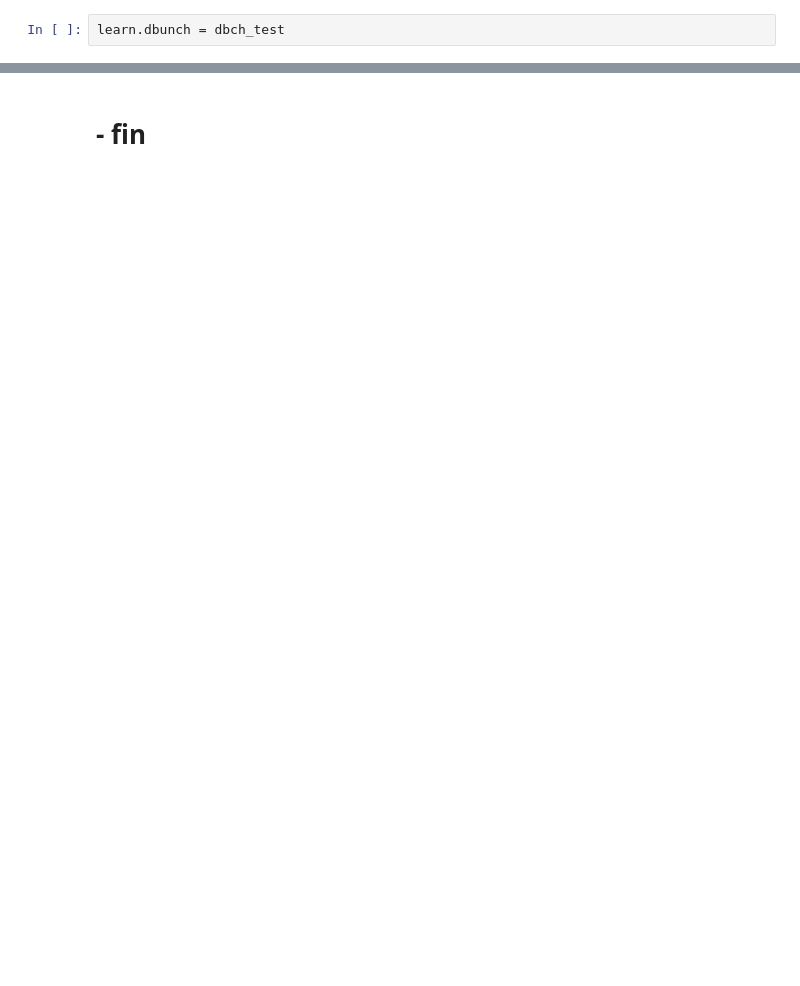
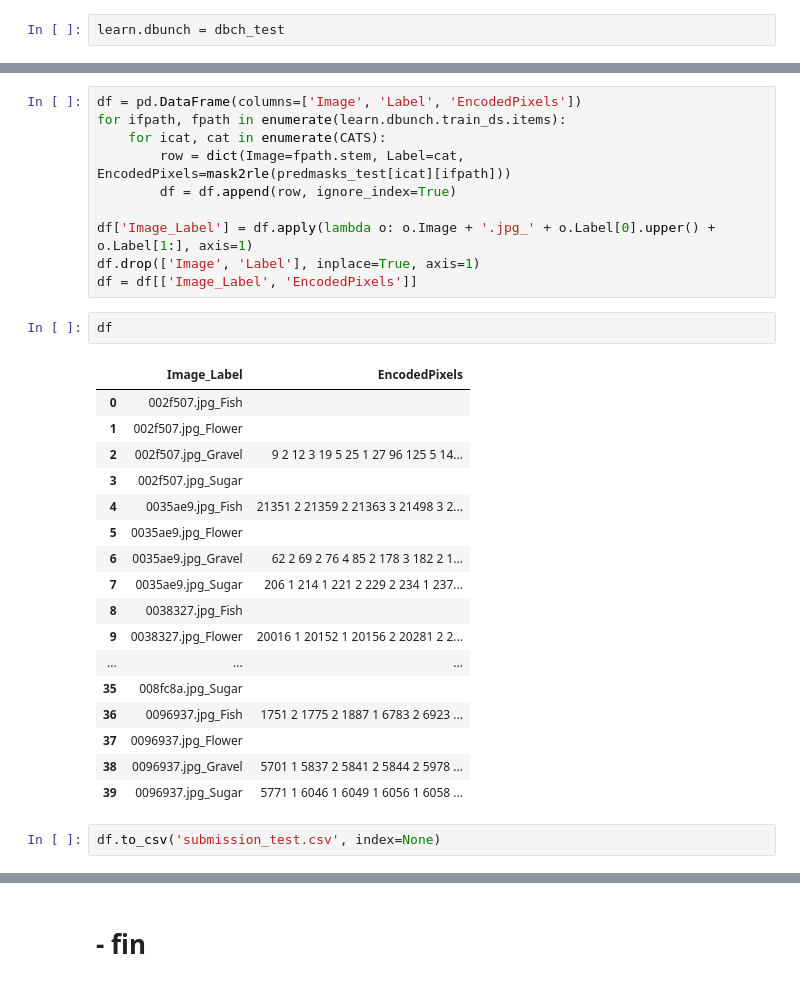
Before and after one commit to qAp/kgl_clouds, a Jupyter notebook: multicloudtype-gcp.ipynb, the cells around one changed output, grey strips where cells are left out. Cells and saved outputs as stored; diff of their text form; blank space fills up the shorter version.

```diff
--- a/multicloudtype-gcp.ipynb
+++ b/multicloudtype-gcp.ipynb
@@ -736,0 +761,32 @@ tensor([    0,  8451, 13592,  3816,     0,  3774,     0,  9044],
+# %%
+df = pd.DataFrame(columns=['Image', 'Label', 'EncodedPixels'])
+for ifpath, fpath in enumerate(learn.dbunch.train_ds.items):
+    for icat, cat in enumerate(CATS):
+        row = dict(Image=fpath.stem, Label=cat, EncodedPixels=mask2rle(predmasks_test[icat][ifpath]))
+        df = df.append(row, ignore_index=True)
+
+df['Image_Label'] = df.apply(lambda o: o.Image + '.jpg_' + o.Label[0].upper() + o.Label[1:], axis=1)
+df.drop(['Image', 'Label'], inplace=True, axis=1)
+df = df[['Image_Label', 'EncodedPixels']]
+# %%
+df
+# %% [output]
+|  | Image_Label | EncodedPixels |
+| 0 | 002f507.jpg_Fish |  |
+| 1 | 002f507.jpg_Flower |  |
+| 2 | 002f507.jpg_Gravel | 9 2 12 3 19 5 25 1 27 96 125 5 14... |
+| 3 | 002f507.jpg_Sugar |  |
+| 4 | 0035ae9.jpg_Fish | 21351 2 21359 2 21363 3 21498 3 2... |
+| 5 | 0035ae9.jpg_Flower |  |
+| 6 | 0035ae9.jpg_Gravel | 62 2 69 2 76 4 85 2 178 3 182 2 1... |
+| 7 | 0035ae9.jpg_Sugar | 206 1 214 1 221 2 229 2 234 1 237... |
+| 8 | 0038327.jpg_Fish |  |
+| 9 | 0038327.jpg_Flower | 20016 1 20152 1 20156 2 20281 2 2... |
+| ... | ... | ... |
+| 35 | 008fc8a.jpg_Sugar |  |
+| 36 | 0096937.jpg_Fish | 1751 2 1775 2 1887 1 6783 2 6923 ... |
+| 37 | 0096937.jpg_Flower |  |
+| 38 | 0096937.jpg_Gravel | 5701 1 5837 2 5841 2 5844 2 5978 ... |
+| 39 | 0096937.jpg_Sugar | 5771 1 6046 1 6049 1 6056 1 6058 ... |
+# %%
+df.to_csv('submission_test.csv', index=None)
```
Also changed, not shown: parts of 31 cells of this notebook.
